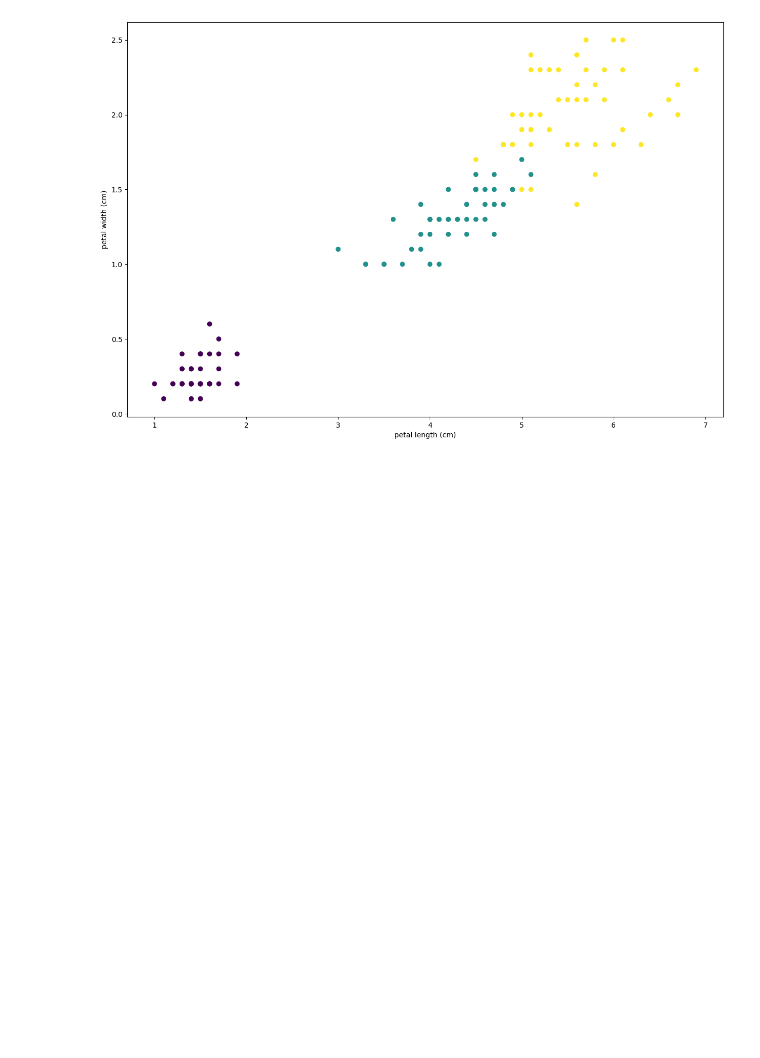
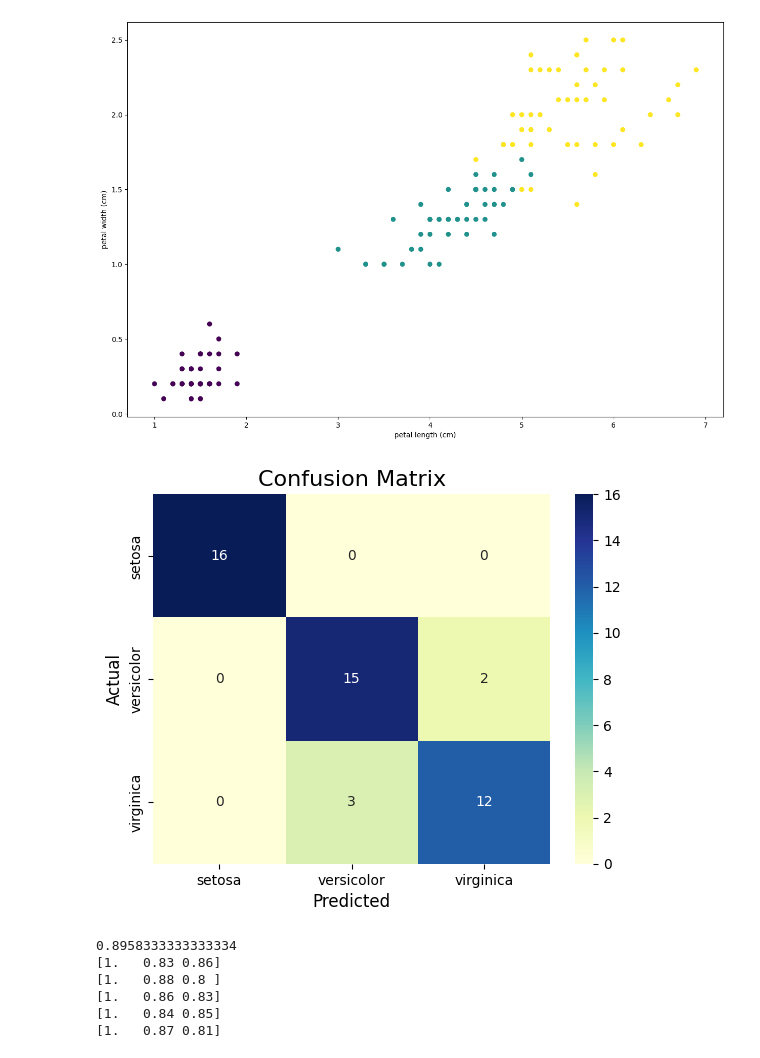
Before and after one commit to prof-eduardo-nunes/unicamp-mineracao_dados, a Jupyter notebook: arvore_decisão_iris.ipynb, the cells around one changed output. Saved outputs shown, nothing was run; the diff lists cells and outputs as text; code cells hidden in the pictures; blank space fills up the shorter version.

```diff
--- a/arvore_decisão_iris.ipynb
+++ b/arvore_decisão_iris.ipynb
@@ -165,3 +165,79 @@ plt.ylabel(iris.feature_names[3])
 # %% [output]
 Text(0, 0.5, 'petal width (cm)')
 [figure]
+# %%
+# Import libraries
+from sklearn.datasets import load_iris
+from sklearn.model_selection import train_test_split
+from sklearn.tree import DecisionTreeClassifier
+from sklearn.metrics import confusion_matrix
+import seaborn as sns
+import matplotlib.pyplot as plt
+
+# Load the Iris dataset
+iris = load_iris()
+X = iris.data
+y = iris.target
+
+# Split the data into training and testing sets
+X_train, X_test, y_train, y_test = train_test_split(X, y, test_size=0.32, random_state=15)
+
+# Initialize the Decision Tree classifier
+tree = DecisionTreeClassifier(random_state=24)
+
+# Train the classifier
+tree.fit(X_train, y_train)
+
+# Make predictions on the test set
+y_pred = tree.predict(X_test)
+
+# Create a confusion matrix
+cm = confusion_matrix(y_test, y_pred)
+
+# Plot the confusion matrix
+sns.heatmap(cm, annot=True,fmt='d', cmap='YlGnBu', xticklabels=iris.target_names, yticklabels=iris.target_names)
+plt.xlabel('Predicted', fontsize=12)
+plt.ylabel('Actual', fontsize=12)
+plt.title('Confusion Matrix',fontsize=16)
+plt.show()
+# %% [output]
+[figure, added]
+# %%
+from sklearn.metrics import accuracy_score, precision_score, recall_score, f1_score, fbeta_score
+
+# Accuracy
+accuracy = accuracy_score(y_test, y_pred)
+print(accuracy)
+#0.895833
+
+# Precision
+precision = precision_score(y_test, y_pred, average=None)
+print(precision)
+#[1  0.83333333  0.85714286]
+
+# Recall
+recall = recall_score(y_test, y_pred, average=None)
+print(recall)
+#[1  0.88235294  0.8]
+
+# F1 score
+f1 = f1_score(y_test, y_pred, average=None)
+print(f1)
+#[1  0.85714286  0.82758621]
+
+# F0.5 scores
+f0_5 = fbeta_score(y_test, y_pred, beta=0.5, average=None)
+print(f0_5)
+#[1  0.84269663  0.84507042]
+
+# F2 scores
+f2 = fbeta_score(y_test, y_pred, beta=2, average=None)
+print(f2)
+#[1  0.87209302  0.81081081]
+# %% [output]
+0.8958333333333334
+[1.   0.83 0.86]
+[1.   0.88 0.8 ]
+[1.   0.86 0.83]
+[1.   0.84 0.85]
+[1.   0.87 0.81]
```
Also changed, not shown: parts of 1 cell of this notebook.
